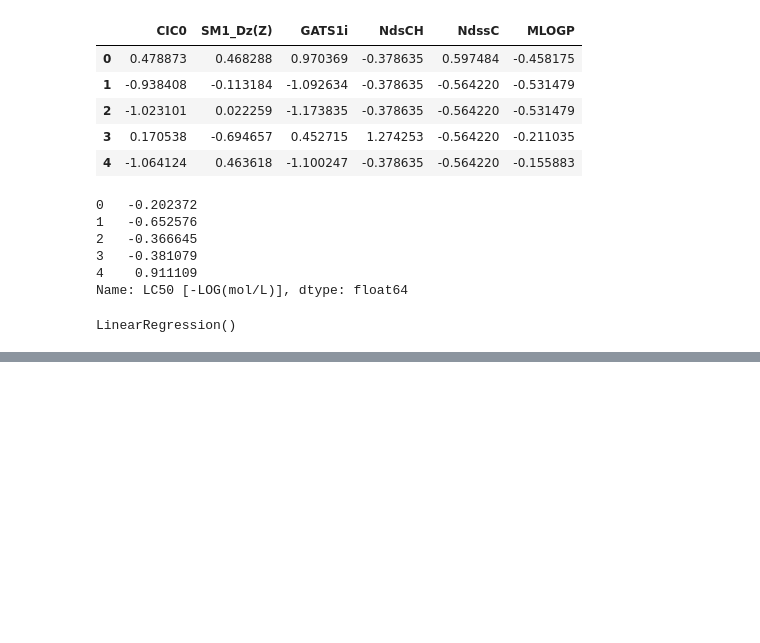
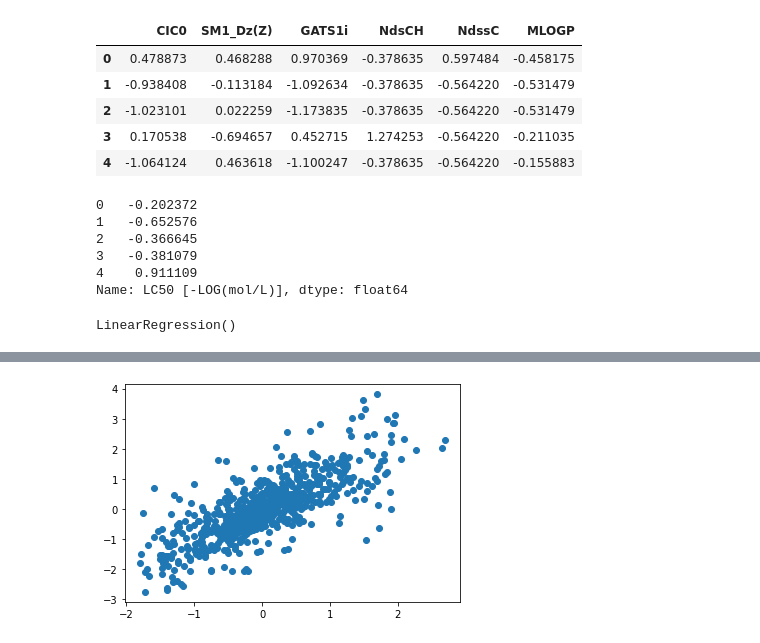
Before and after one commit to OmkarBhosale06/LC50_ML, a Jupyter notebook: LC50.ipynb, the cells around one changed output, grey strips where cells are left out. Cells and saved outputs as stored; diff of their text form; code cells hidden in the pictures; blank space fills up the shorter version.

```diff
--- a/LC50.ipynb
+++ b/LC50.ipynb
@@ -122,0 +163,5 @@ LinearRegression()
+# %%
+plt.scatter(y_pred1,y_train)
+plt.show()
+# %% [output]
+[figure, added]
```
Also changed, not shown: parts of 10 cells of this notebook.
